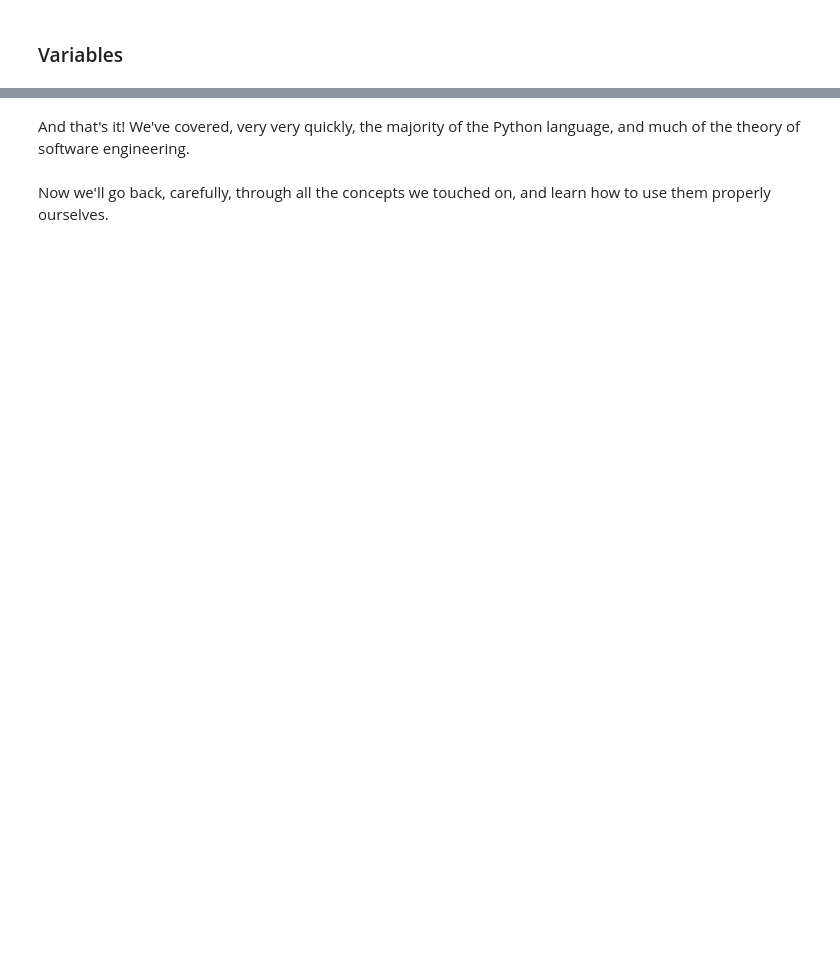
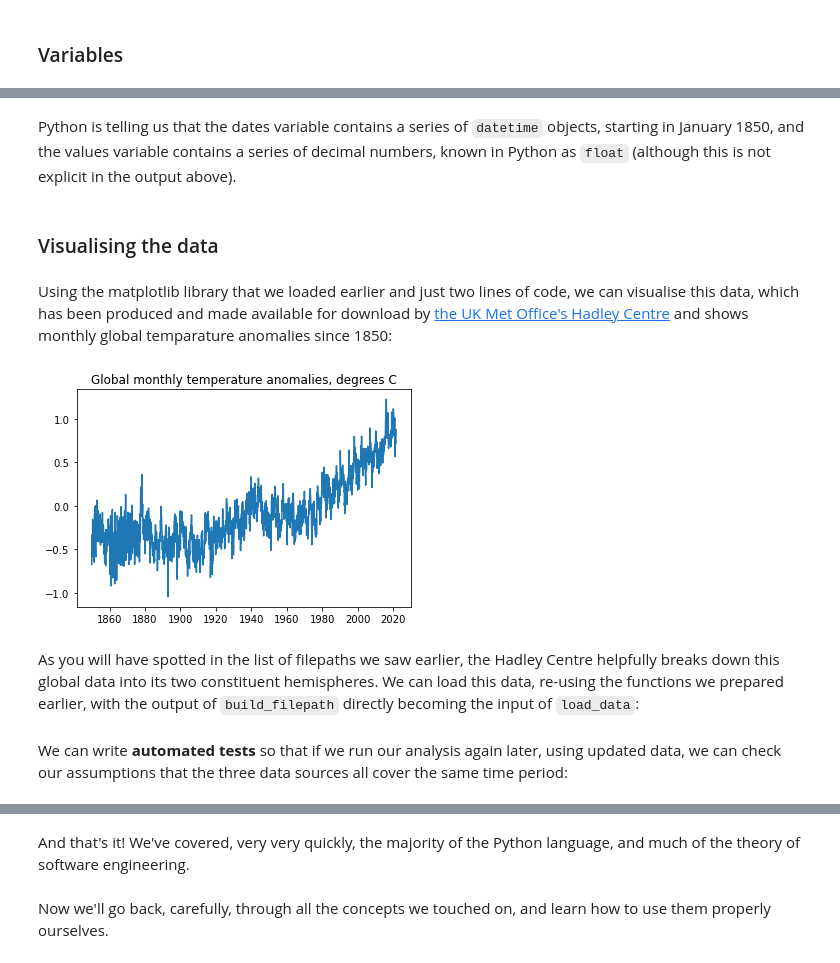
Before and after one commit to UCL-RITS/doctoral-programming-intro, a Jupyter notebook: notebooks/010exemplar.ipynb, the cells around one changed output, grey strips where cells are left out. Saved outputs shown, nothing was run; the diff lists cells and outputs as text; code cells hidden in the pictures; blank space fills up the shorter version.

Commit message:
Re-works exemplar notebook with simpler analysis

```diff
--- a/notebooks/010exemplar.ipynb
+++ b/notebooks/010exemplar.ipynb
@@ -57,0 +59,4 @@ def geolocate(place):
+# %%
+def build_filepath(file_id):
+    filepath = './data/HadCRUT.5.0.1.0.analysis.summary_series.{}.monthly.csv'.format(file_id)
+    return filepath
@@ -61,0 +73,11 @@ geolocate('Cambridge')
+# %%
+def load_data(filepath):
+    with open(filepath) as csvfile:
+        dates = []
+        values = []
+        for row in csv.DictReader(csvfile):
+            year_month = row['Time']
+            date = datetime.strptime(year_month, '%Y-%m')
+            dates.append(date)
+            values.append(float(row['Anomaly (deg C)']))
+    return (dates, values)
@@ -262,0 +90,3 @@ plt.plot(green_between('New York', 'Chicago', 20))
+# %%
+global_filepath = build_filepath('global')
+global_dates, global_values = load_data(global_filepath)
@@ -262,0 +109,13 @@ plt.plot(green_between('New York', 'Chicago', 20))
+# %% [markdown]
+Python is telling us that the dates variable contains a series of `datetime` objects, starting in January 1850, and the values variable contains a series of decimal numbers, known in Python as `float` (although this is not explicit in the output above).
+# %% [markdown]
+### Visualising the data
+# %% [markdown]
+Using the matplotlib library that we loaded earlier and just two lines of code, we can visualise this data, which has been produced and made available for download by [the UK Met Office's Hadley Centre](https://www.metoffice.gov.uk/hadobs/hadcrut5/) and shows monthly global temparature anomalies since 1850:
+# %%
+plt.title('Global monthly temperature anomalies, degrees C')
+plt.plot(global_dates, global_values);
+# %% [output]
+[figure, added]
+# %% [markdown]
+As you will have spotted in the list of filepaths we saw earlier, the Hadley Centre helpfully breaks down this global data into its two constituent hemispheres. We can load this data, re-using the functions we prepared earlier, with the output of `build_filepath` directly becoming the input of `load_data`:
@@ -262,0 +125,2 @@ plt.plot(green_between('New York', 'Chicago', 20))
+# %% [markdown]
+We can write **automated tests** so that if we run our analysis again later, using updated data, we can check our assumptions that the three data sources all cover the same time period:
```
Also changed, not shown: parts of 96 cells of this notebook, 3 other files.
